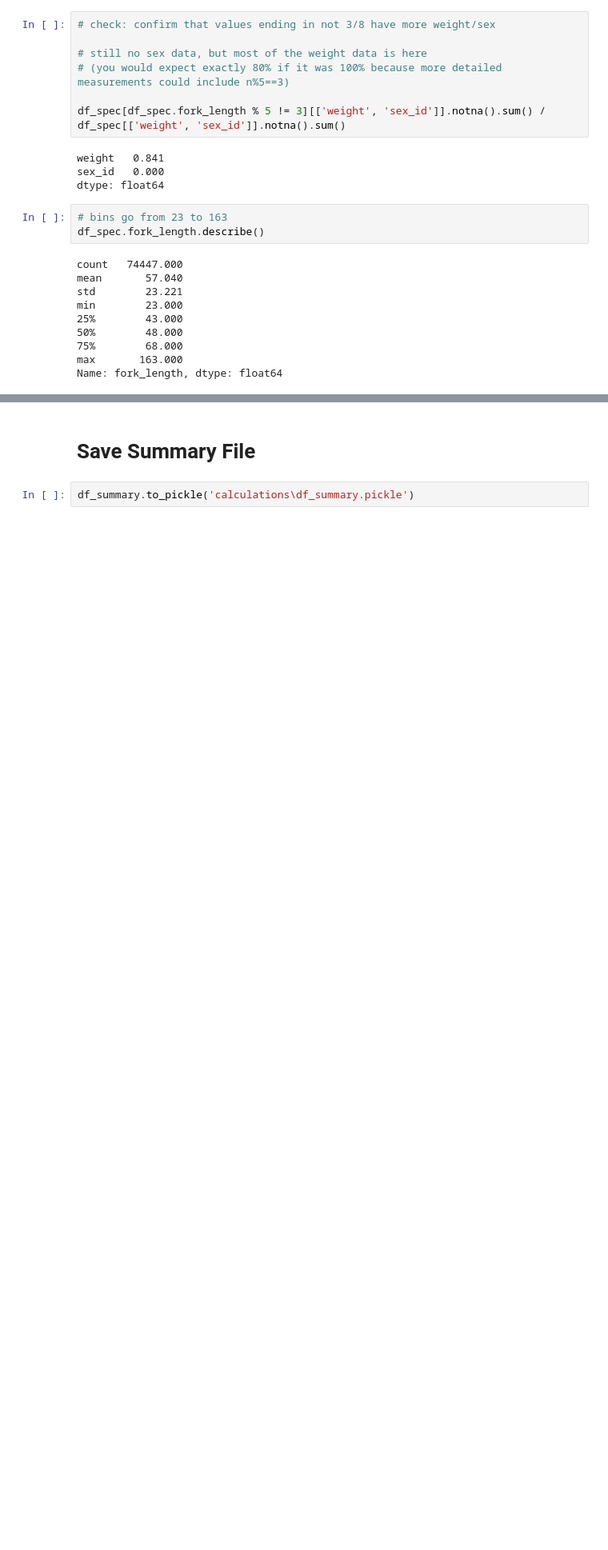
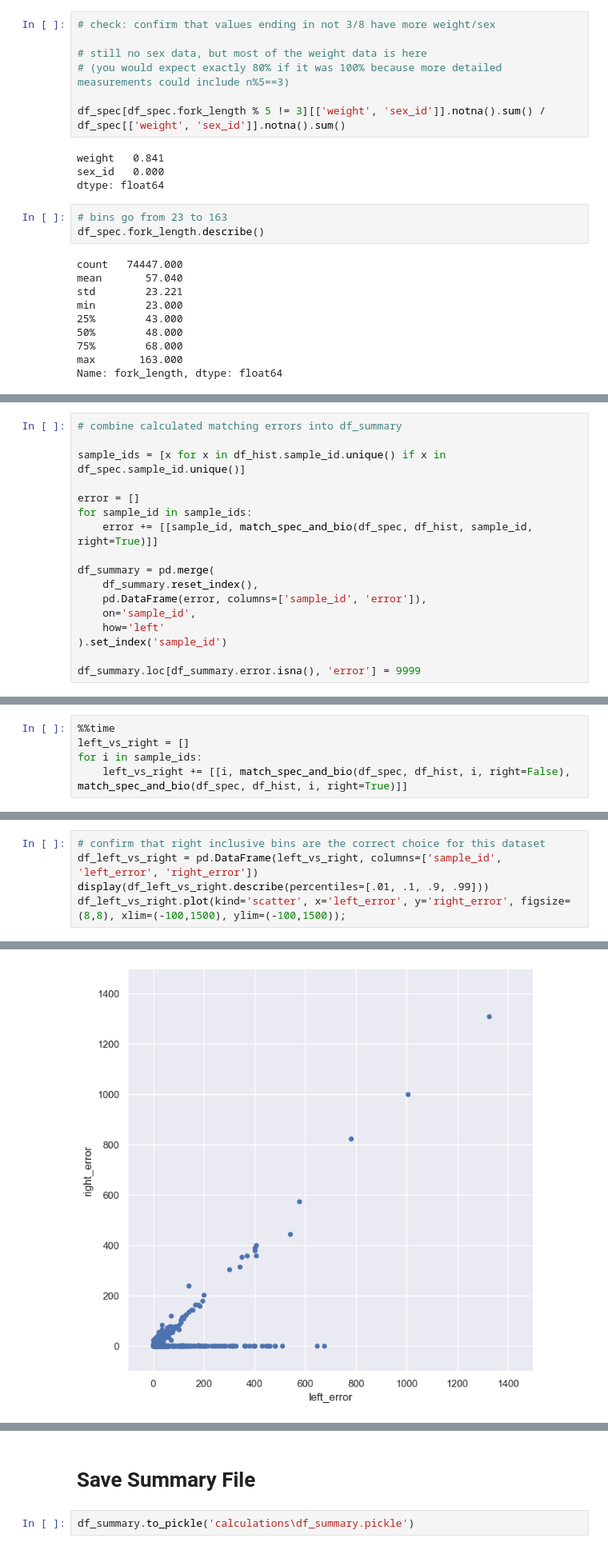
Before and after one commit to dfo-gulf-science/TrapNet-EDA, a Jupyter notebook: TrapNet_Prelim_Summary.ipynb, the cells around one changed output, grey strips where cells are left out. Shown at 80% size. Drawn from its saved outputs; the diff is of its cells as text; blank space fills up the shorter version.

Commit message:
improved binning and matching algorithm

```diff
--- a/TrapNet_Prelim_Summary.ipynb
+++ b/TrapNet_Prelim_Summary.ipynb
@@ -296,0 +158,17 @@ df_summary.describe(percentiles=[0.01, 0.1, 0.9, 0.99]).drop('count')
+# %%
+# combine calculated matching errors into df_summary
+
+sample_ids = [x for x in df_hist.sample_id.unique() if x in df_spec.sample_id.unique()]
+
+error = []
+for sample_id in sample_ids:
+    error += [[sample_id, match_spec_and_bio(df_spec, df_hist, sample_id, right=True)]]
+
+df_summary = pd.merge(
+    df_summary.reset_index(),
+    pd.DataFrame(error, columns=['sample_id', 'error']),
+    on='sample_id',
+    how='left'
+).set_index('sample_id')
+
+df_summary.loc[df_summary.error.isna(), 'error'] = 9999
@@ -296,0 +191,5 @@ df_summary.describe(percentiles=[0.01, 0.1, 0.9, 0.99]).drop('count')
+# %%
+%%time
+left_vs_right = []
+for i in sample_ids:
+    left_vs_right += [[i, match_spec_and_bio(df_spec, df_hist, i, right=False), match_spec_and_bio(df_spec, df_hist, i, right=True)]]
@@ -296,0 +198,6 @@ df_summary.describe(percentiles=[0.01, 0.1, 0.9, 0.99]).drop('count')
+# %%
+# confirm that right inclusive bins are the correct choice for this dataset
+df_left_vs_right = pd.DataFrame(left_vs_right, columns=['sample_id', 'left_error', 'right_error'])
+display(df_left_vs_right.describe(percentiles=[.01, .1, .9, .99]))
+df_left_vs_right.plot(kind='scatter', x='left_error', y='right_error', figsize=(8,8), xlim=(-100,1500), ylim=(-100,1500));
+# %% [output]
@@ -296,0 +215 @@ df_summary.describe(percentiles=[0.01, 0.1, 0.9, 0.99]).drop('count')
+[figure, added]
```
Also changed, not shown: parts of 14 cells of this notebook.
